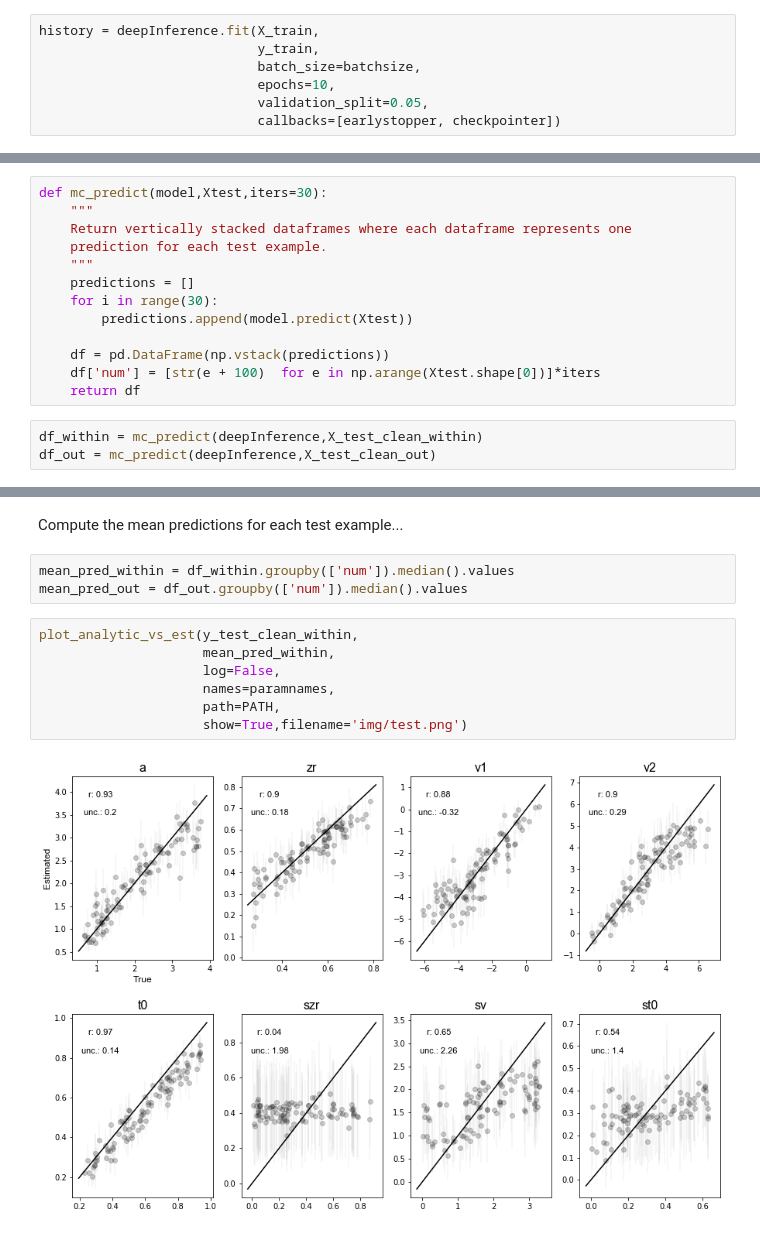
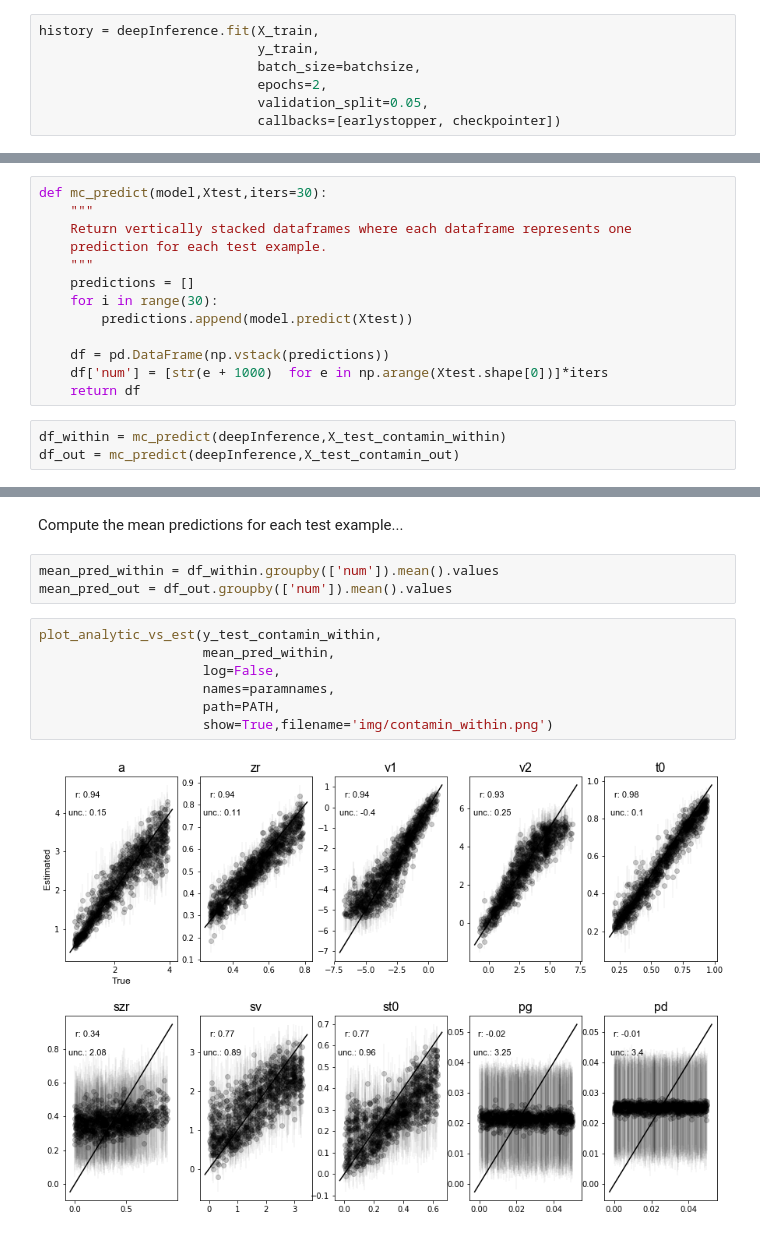
Before and after one commit to mertensu/learning-likelihood, a Jupyter notebook: training_contaminated.ipynb, the cells around one changed output, grey strips where cells are left out. Drawn from its saved outputs; the diff is of its cells as text.

```diff
--- a/training_contaminated.ipynb
+++ b/training_contaminated.ipynb
@@ -221,7 +221,7 @@ checkpointer = keras.callbacks.ModelCheckpoint(checkpoint_path,save_best_only=Fa
 history = deepInference.fit(X_train,
                             y_train,
                             batch_size=batchsize,
-                            epochs=10,
+                            epochs=2,
                             validation_split=0.05,
                             callbacks=[earlystopper, checkpointer])
 # %% [output]
@@ -255,10 +245,10 @@ def mc_predict(model,Xtest,iters=30):
         predictions.append(model.predict(Xtest))
 
     df = pd.DataFrame(np.vstack(predictions))
-    df['num'] = [str(e + 100)  for e in np.arange(Xtest.shape[0])]*iters
+    df['num'] = [str(e + 1000)  for e in np.arange(Xtest.shape[0])]*iters
     return df
 # %%
-df_within = mc_predict(deepInference,X_test_clean_within)
-df_out = mc_predict(deepInference,X_test_clean_out)
+df_within = mc_predict(deepInference,X_test_contamin_within)
+df_out = mc_predict(deepInference,X_test_contamin_out)
 # %%
 df = df_within.append(df_out)
@@ -270,15 +260,15 @@ df.to_csv('predictions_clean.csv')
 # %% [markdown]
 Compute the mean predictions for each test example...
 # %%
-mean_pred_within = df_within.groupby(['num']).median().values
-mean_pred_out = df_out.groupby(['num']).median().values
+mean_pred_within = df_within.groupby(['num']).mean().values
+mean_pred_out = df_out.groupby(['num']).mean().values
 # %%
-plot_analytic_vs_est(y_test_clean_within,
+plot_analytic_vs_est(y_test_contamin_within,
                      mean_pred_within,
                      log=False,
                      names=paramnames,
                      path=PATH,
-                     show=True,filename='img/test.png')
+                     show=True,filename='img/contamin_within.png')
 # %% [output]
-[figure, old version]
+[figure, new version]
 # %%
```
Also changed, not shown: parts of 6 cells of this notebook, 1 other file.
